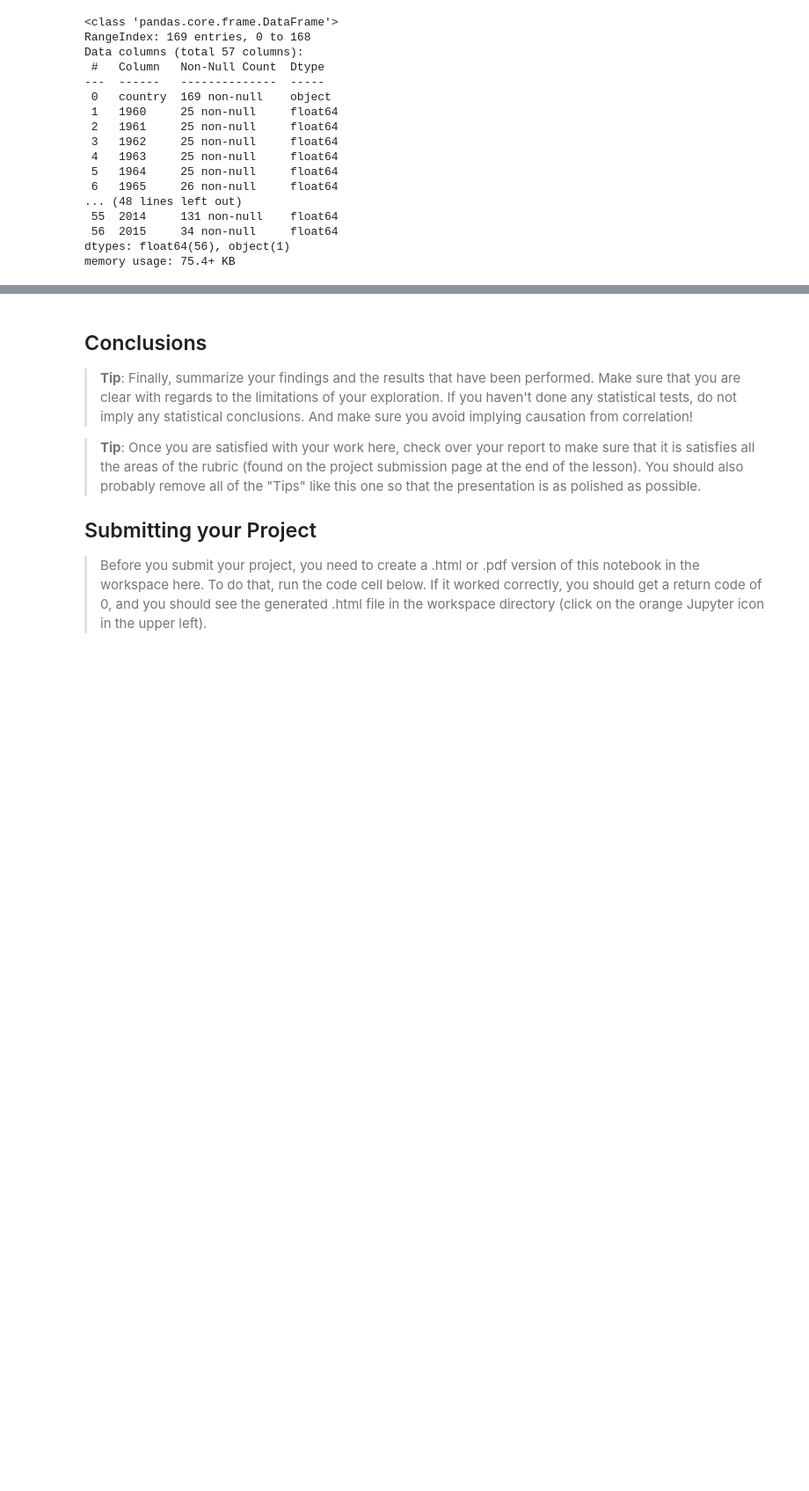
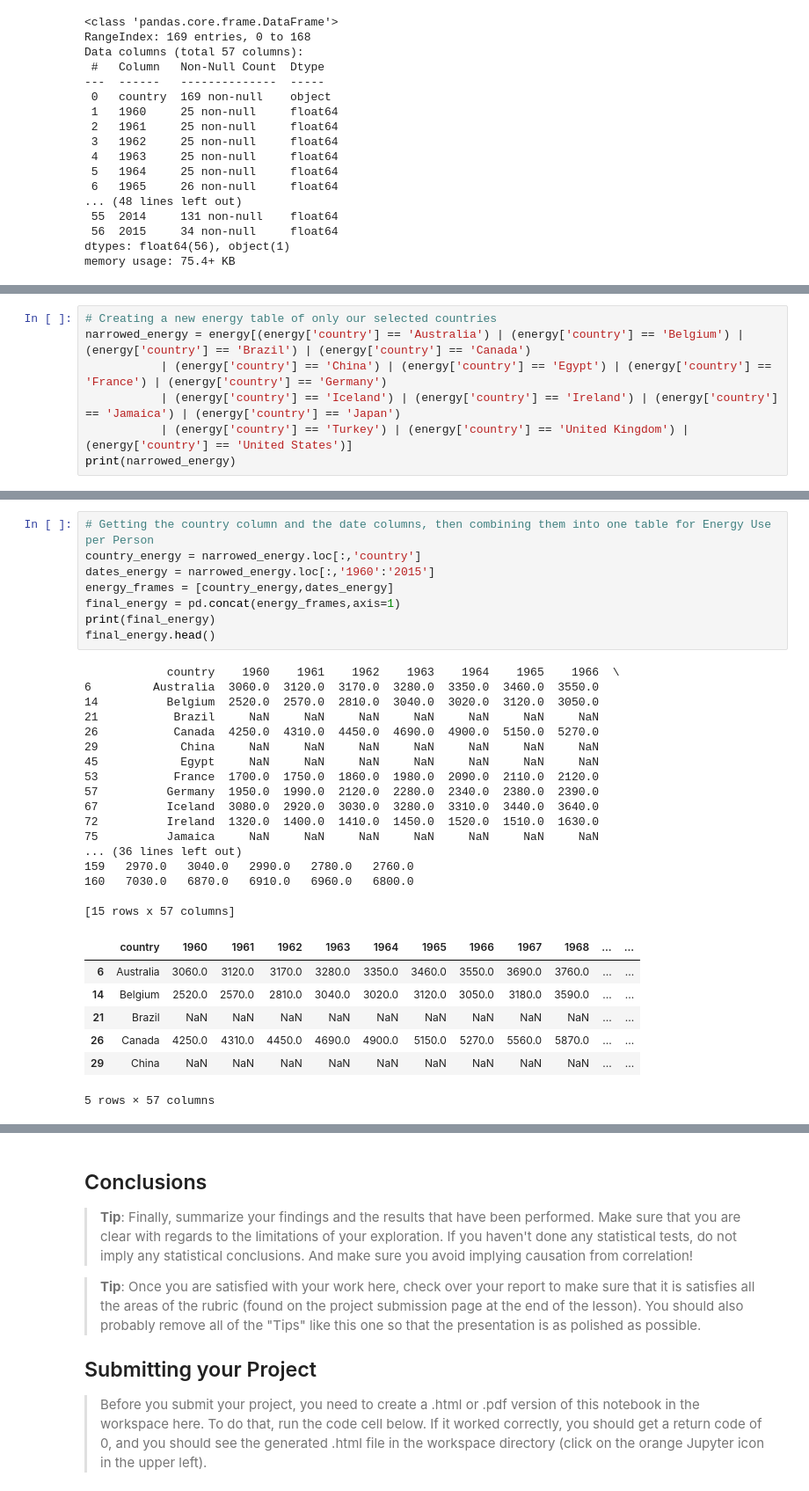
Before and after one commit to TJRiker11/Investigating-a-Data-Set---TMDB-Movies, a Jupyter notebook: Investigating Data Sets/Investigating Data Sets.ipynb, the cells around one changed output, grey strips where cells are left out. Shown at 88% size. Drawn from its saved outputs; the diff is of its cells as text; blank space fills up the shorter version.

```diff
--- a/Investigating Data Sets/Investigating Data Sets.ipynb
+++ b/Investigating Data Sets/Investigating Data Sets.ipynb
@@ -179,0 +190,7 @@ memory usage: 75.4+ KB
+# %%
+# Creating a new energy table of only our selected countries
+narrowed_energy = energy[(energy['country'] == 'Australia') | (energy['country'] == 'Belgium') | (energy['country'] == 'Brazil') | (energy['country'] == 'Canada')
+           | (energy['country'] == 'China') | (energy['country'] == 'Egypt') | (energy['country'] == 'France') | (energy['country'] == 'Germany')
+           | (energy['country'] == 'Iceland') | (energy['country'] == 'Ireland') | (energy['country'] == 'Jamaica') | (energy['country'] == 'Japan')
+           | (energy['country'] == 'Turkey') | (energy['country'] == 'United Kingdom') | (energy['country'] == 'United States')]
+print(narrowed_energy)
@@ -179,0 +308,33 @@ memory usage: 75.4+ KB
+# %%
+# Getting the country column and the date columns, then combining them into one table for Energy Use per Person
+country_energy = narrowed_energy.loc[:,'country']
+dates_energy = narrowed_energy.loc[:,'1960':'2015']
+energy_frames = [country_energy,dates_energy]
+final_energy = pd.concat(energy_frames,axis=1)
+print(final_energy)
+final_energy.head()
+# %% [output]
+            country    1960    1961    1962    1963    1964    1965    1966  \
+6         Australia  3060.0  3120.0  3170.0  3280.0  3350.0  3460.0  3550.0
+14          Belgium  2520.0  2570.0  2810.0  3040.0  3020.0  3120.0  3050.0
+21           Brazil     NaN     NaN     NaN     NaN     NaN     NaN     NaN
+26           Canada  4250.0  4310.0  4450.0  4690.0  4900.0  5150.0  5270.0
+29            China     NaN     NaN     NaN     NaN     NaN     NaN     NaN
+45            Egypt     NaN     NaN     NaN     NaN     NaN     NaN     NaN
+53           France  1700.0  1750.0  1860.0  1980.0  2090.0  2110.0  2120.0
+57          Germany  1950.0  1990.0  2120.0  2280.0  2340.0  2380.0  2390.0
+67          Iceland  3080.0  2920.0  3030.0  3280.0  3310.0  3440.0  3640.0
+72          Ireland  1320.0  1400.0  1410.0  1450.0  1520.0  1510.0  1630.0
+75          Jamaica     NaN     NaN     NaN     NaN     NaN     NaN     NaN
+... (36 lines left out)
+159   2970.0   3040.0   2990.0   2780.0   2760.0
+160   7030.0   6870.0   6910.0   6960.0   6800.0
+
+[15 rows x 57 columns]
+|  | country | 1960 | 1961 | 1962 | 1963 | 1964 | 1965 | 1966 | 1967 | 1968 | ... | ... |
+| 6 | Australia | 3060.0 | 3120.0 | 3170.0 | 3280.0 | 3350.0 | 3460.0 | 3550.0 | 3690.0 | 3760.0 | ... | ... |
+| 14 | Belgium | 2520.0 | 2570.0 | 2810.0 | 3040.0 | 3020.0 | 3120.0 | 3050.0 | 3180.0 | 3590.0 | ... | ... |
+| 21 | Brazil | NaN | NaN | NaN | NaN | NaN | NaN | NaN | NaN | NaN | ... | ... |
+| 26 | Canada | 4250.0 | 4310.0 | 4450.0 | 4690.0 | 4900.0 | 5150.0 | 5270.0 | 5560.0 | 5870.0 | ... | ... |
+| 29 | China | NaN | NaN | NaN | NaN | NaN | NaN | NaN | NaN | NaN | ... | ... |
+5 rows × 57 columns
```
Also changed, not shown: parts of 19 cells of this notebook.
